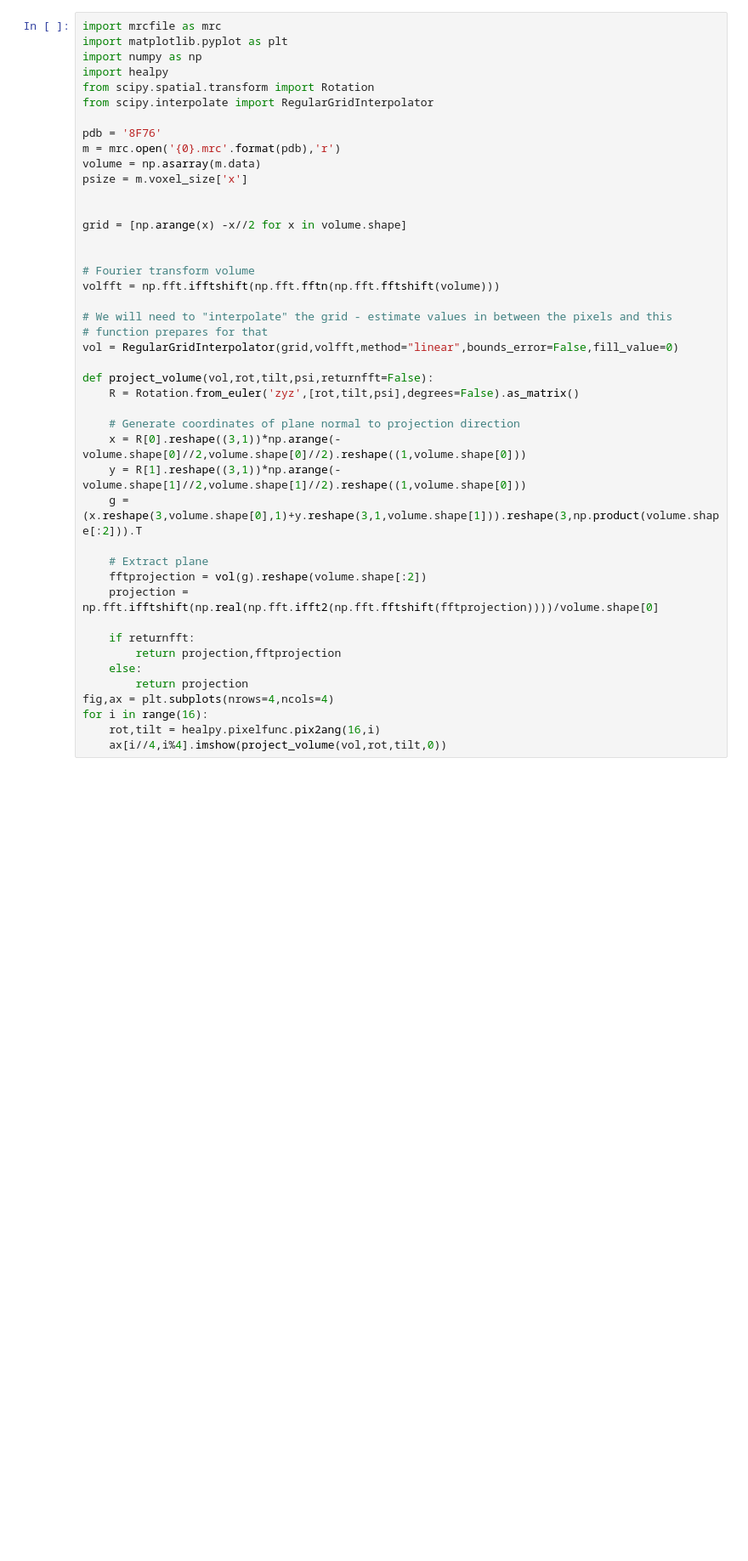
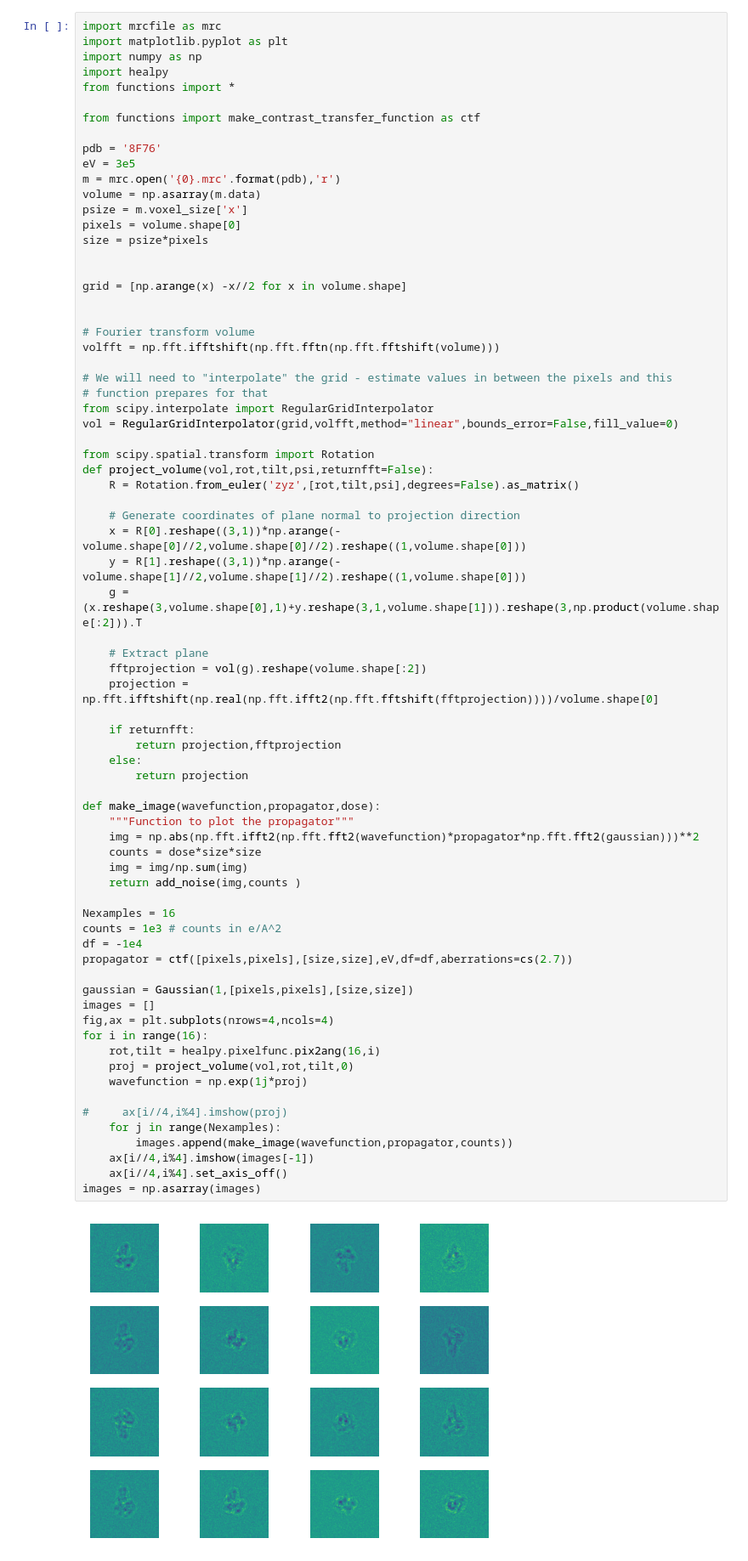
Before and after one commit to HamishGBrown/Cryo_EM_theory, a Jupyter notebook: 02 - 2D classification.ipynb, the cells around one changed output. Shown: that part at 85% size. Cells and saved outputs as stored; diff of their text form; blank space fills up the shorter version.

```diff
--- a/02 - 2D classification.ipynb
+++ b/02 - 2D classification.ipynb
@@ -3,42 +3,73 @@ import mrcfile as mrc
 import matplotlib.pyplot as plt
 import numpy as np
 import healpy
-from scipy.spatial.transform import Rotation
-from scipy.interpolate import RegularGridInterpolator
+from functions import *
+
+from functions import make_contrast_transfer_function as ctf
 
 pdb = '8F76'
+eV = 3e5
 m = mrc.open('{0}.mrc'.format(pdb),'r')
 volume = np.asarray(m.data)
 psize = m.voxel_size['x']
+pixels = volume.shape[0]
+size = psize*pixels
 
 
 grid = [np.arange(x) -x//2 for x in volume.shape]
 
 
 # Fourier transform volume
 volfft = np.fft.ifftshift(np.fft.fftn(np.fft.fftshift(volume)))
 
 # We will need to "interpolate" the grid - estimate values in between the pixels and this
 # function prepares for that
+from scipy.interpolate import RegularGridInterpolator
 vol = RegularGridInterpolator(grid,volfft,method="linear",bounds_error=False,fill_value=0)
 
+from scipy.spatial.transform import Rotation
 def project_volume(vol,rot,tilt,psi,returnfft=False):
     R = Rotation.from_euler('zyz',[rot,tilt,psi],degrees=False).as_matrix()
 
     # Generate coordinates of plane normal to projection direction
     x = R[0].reshape((3,1))*np.arange(-volume.shape[0]//2,volume.shape[0]//2).reshape((1,volume.shape[0]))
     y = R[1].reshape((3,1))*np.arange(-volume.shape[1]//2,volume.shape[1]//2).reshape((1,volume.shape[0]))
     g = (x.reshape(3,volume.shape[0],1)+y.reshape(3,1,volume.shape[1])).reshape(3,np.product(volume.shape[:2])).T
 
     # Extract plane
     fftprojection = vol(g).reshape(volume.shape[:2])
     projection = np.fft.ifftshift(np.real(np.fft.ifft2(np.fft.fftshift(fftprojection))))/volume.shape[0]
 
     if returnfft:
         return projection,fftprojection
     else:
         return projection
+
+def make_image(wavefunction,propagator,dose):
+    """Function to plot the propagator"""
+    img = np.abs(np.fft.ifft2(np.fft.fft2(wavefunction)*propagator*np.fft.fft2(gaussian)))**2
+    counts = dose*size*size
+    img = img/np.sum(img)
+    return add_noise(img,counts )
+
+Nexamples = 16
+counts = 1e3 # counts in e/A^2
+df = -1e4
+propagator = ctf([pixels,pixels],[size,size],eV,df=df,aberrations=cs(2.7))
+
+gaussian = Gaussian(1,[pixels,pixels],[size,size])
+images = []
 fig,ax = plt.subplots(nrows=4,ncols=4)
 for i in range(16):
     rot,tilt = healpy.pixelfunc.pix2ang(16,i)
-    ax[i//4,i%4].imshow(project_volume(vol,rot,tilt,0))
+    proj = project_volume(vol,rot,tilt,0)
+    wavefunction = np.exp(1j*proj)
+
+#     ax[i//4,i%4].imshow(proj)
+    for j in range(Nexamples):
+        images.append(make_image(wavefunction,propagator,counts))
+    ax[i//4,i%4].imshow(images[-1])
+    ax[i//4,i%4].set_axis_off()
+images = np.asarray(images)
+# %% [output]
+[figure, added]
```
Also changed, not shown: parts of 1 cell of this notebook, 2 other files.
